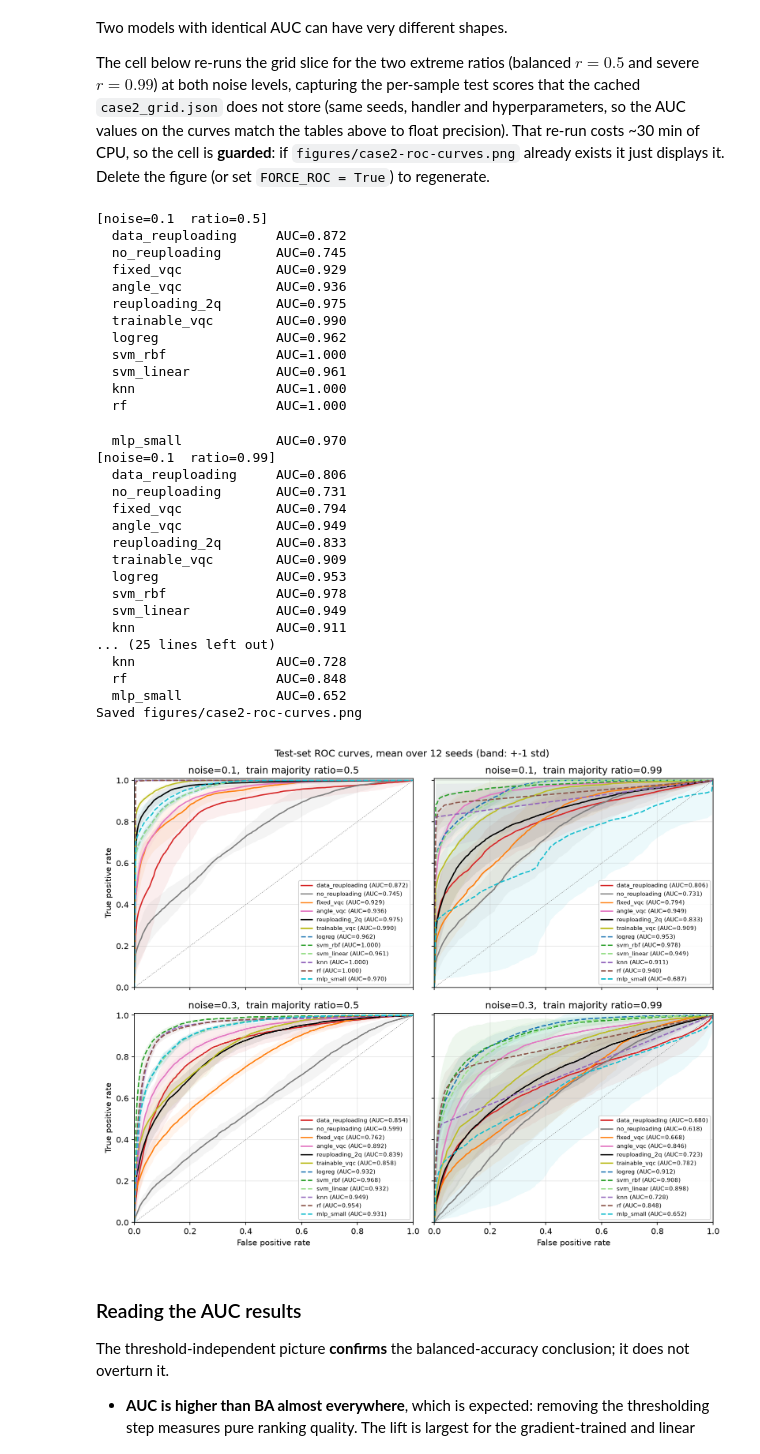
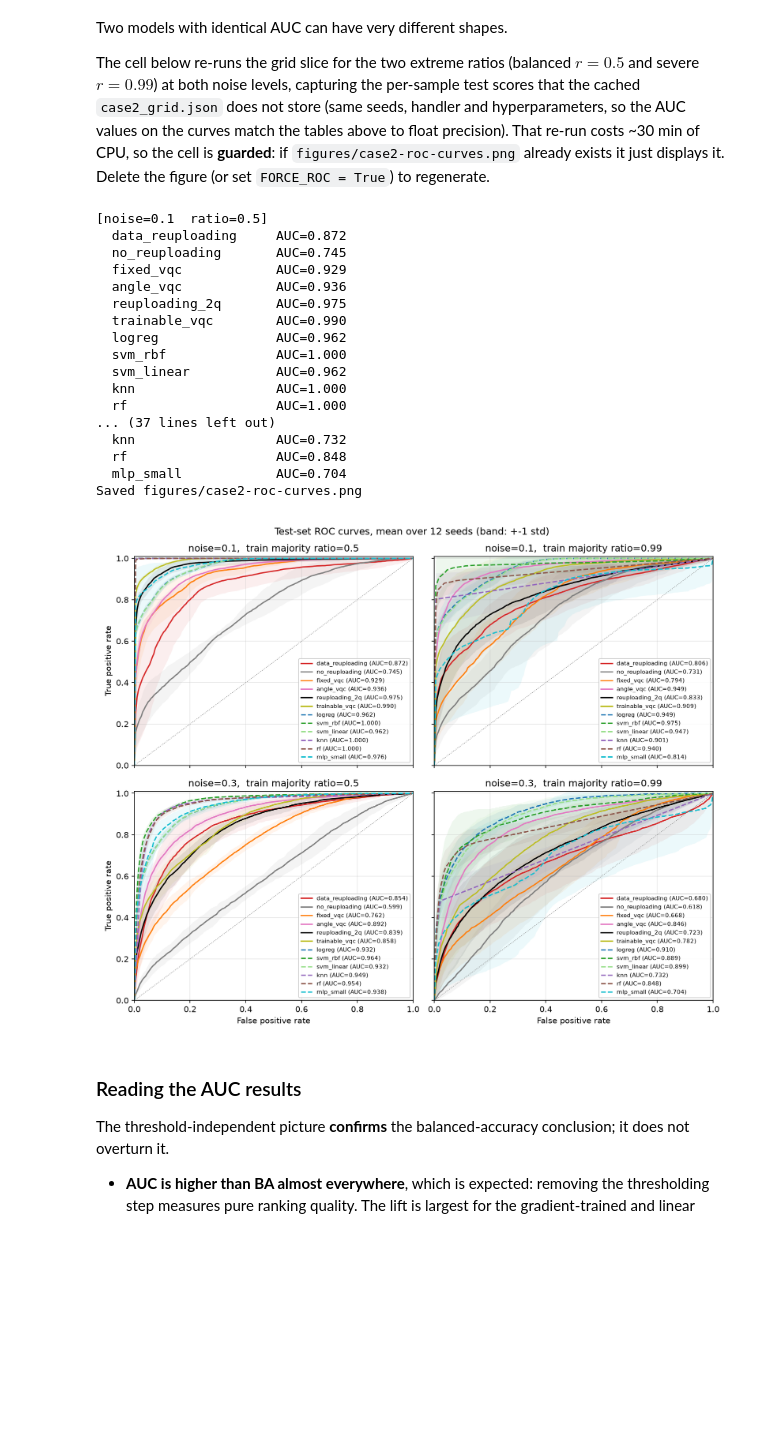
Before and after one commit to sergiooriola/hybrid-qml-evaluation, a Jupyter notebook: code/imbalance_experiments.ipynb, the cells around one changed output. Saved outputs shown, nothing was run; the diff lists cells and outputs as text; code cells hidden in the pictures; blank space fills up the shorter version.

```diff
--- a/code/imbalance_experiments.ipynb
+++ b/code/imbalance_experiments.ipynb
@@ -1085,10 +1083,9 @@ else:
         model = (qi.QuantumModel(model_name, n_iter=200, lr=0.015)
                  if model_name in qi.QuantumModel.SPEC
                  else qi.ClassicalModel(model_name))
-        if model.kind == 'quantum':
-            X_tr_use, X_va_use, X_te_use = qi.rescale_to_pi(X_tr_h, X_va, X_te)
-        else:
-            X_tr_use, X_va_use, X_te_use = X_tr_h, X_va, X_te
+        # Shared preprocessing: every model receives the same rescaled
+        # inputs, matching qi.run_one.
+        X_tr_use, X_va_use, X_te_use = qi.rescale_to_pi(X_tr_h, X_va, X_te)
         state = model.fit(X_tr_use, y_tr_h, sw_tr_h, X_va_use, y_va, seed=seed)
         return y_te, np.asarray(model.predict_score(state, X_te_use))
 
@@ -1127,52 +1124,40 @@ else:
             ax.set_xlim(0, 1)
             ax.set_ylim(0, 1.01)
             ax.set_title(f'noise={noise},  train majority ratio={ratio}')
             ax.grid(True, alpha=0.3)
             ax.legend(loc='lower right', fontsize=7, framealpha=0.9)
     for ax in axes[-1, :]:
         ax.set_xlabel('False positive rate')
     for ax in axes[:, 0]:
         ax.set_ylabel('True positive rate')
     fig.suptitle('Test-set ROC curves, mean over 12 seeds (band: +-1 std)',
                  fontsize=12)
     fig.tight_layout()
     fig.savefig(ROC_FIG, dpi=150)
     plt.close(fig)
     print(f'Saved {ROC_FIG}')
 
 from IPython.display import Image, display
 display(Image(ROC_FIG))
 # %% [output]
 [noise=0.1  ratio=0.5]
   data_reuploading     AUC=0.872
   no_reuploading       AUC=0.745
   fixed_vqc            AUC=0.929
   angle_vqc            AUC=0.936
   reuploading_2q       AUC=0.975
   trainable_vqc        AUC=0.990
   logreg               AUC=0.962
   svm_rbf              AUC=1.000
-  svm_linear           AUC=0.961
+  svm_linear           AUC=0.962
   knn                  AUC=1.000
   rf                   AUC=1.000
+... (37 lines left out)
+  knn                  AUC=0.732
+  rf                   AUC=0.848
+  mlp_small            AUC=0.704
+Saved figures/case2-roc-curves.png
-  mlp_small            AUC=0.970
-[noise=0.1  ratio=0.99]
-  data_reuploading     AUC=0.806
-  no_reuploading       AUC=0.731
-  fixed_vqc            AUC=0.794
-  angle_vqc            AUC=0.949
-  reuploading_2q       AUC=0.833
-  trainable_vqc        AUC=0.909
-  logreg               AUC=0.953
-  svm_rbf              AUC=0.978
-  svm_linear           AUC=0.949
-  knn                  AUC=0.911
-... (25 lines left out)
-  knn                  AUC=0.728
-  rf                   AUC=0.848
-  mlp_small            AUC=0.652
-Saved figures/case2-roc-curves.png
-[figure, old version]
+[figure, new version]
 # %% [markdown]
 ### Reading the AUC results
 
```
Also changed, not shown: parts of 14 cells of this notebook, 53 other files.
